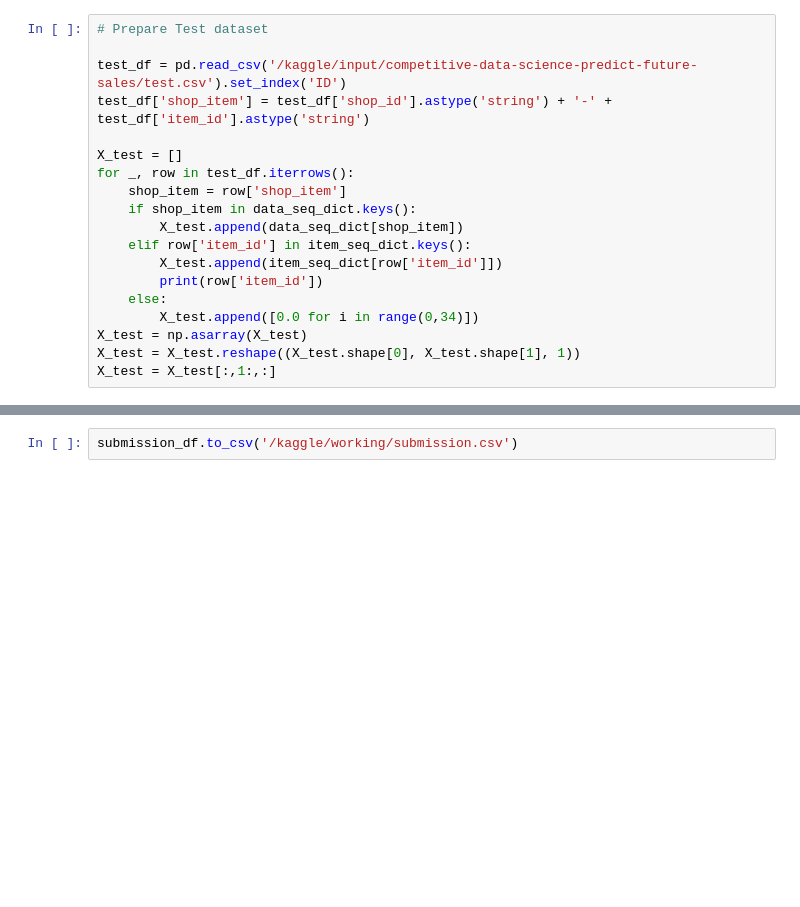
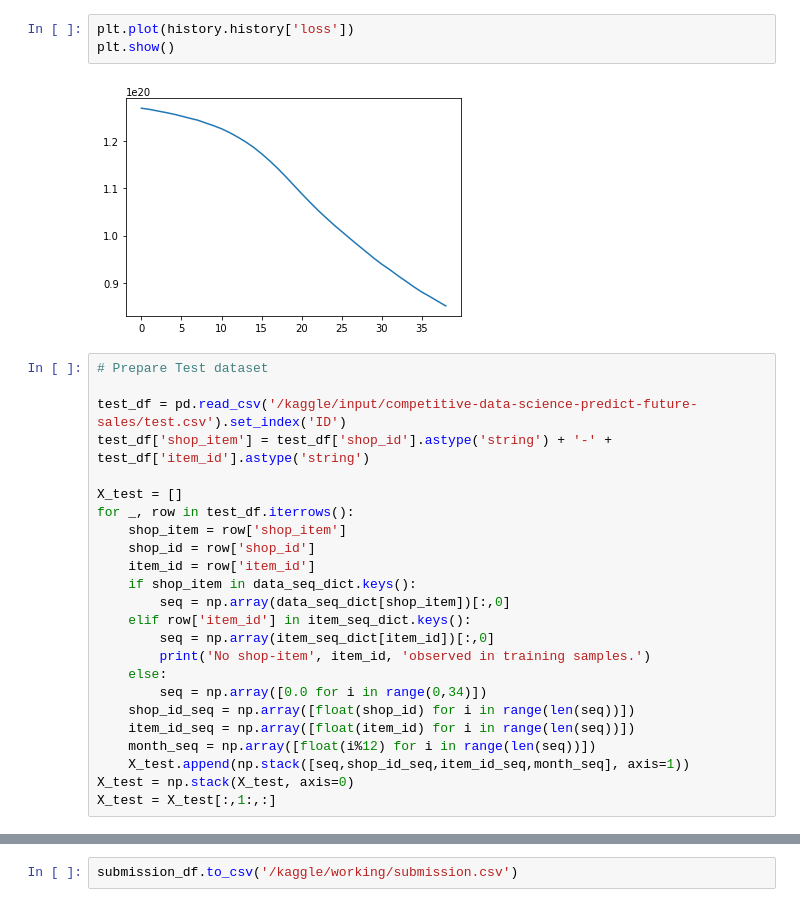
Before and after one commit to shinleylee/Kaggle-PredictFutureSales, a Jupyter notebook: sales-deepar.ipynb, the cells around one changed output, grey strips where cells are left out. Saved outputs shown, nothing was run; the diff lists cells and outputs as text; blank space fills up the shorter version.

```diff
--- a/sales-deepar.ipynb
+++ b/sales-deepar.ipynb
@@ -181,3 +236,8 @@ KeyboardInterrupt:
+# %%
+plt.plot(history.history['loss'])
+plt.show()
+# %% [output]
+[figure, added]
 # %%
 # Prepare Test dataset
 
@@ -187,13 +247,18 @@ test_df['shop_item'] = test_df['shop_id'].astype('string') + '-' + test_df['item
 X_test = []
 for _, row in test_df.iterrows():
     shop_item = row['shop_item']
+    shop_id = row['shop_id']
+    item_id = row['item_id']
     if shop_item in data_seq_dict.keys():
-        X_test.append(data_seq_dict[shop_item])
+        seq = np.array(data_seq_dict[shop_item])[:,0]
     elif row['item_id'] in item_seq_dict.keys():
-        X_test.append(item_seq_dict[row['item_id']])
-        print(row['item_id'])
+        seq = np.array(item_seq_dict[item_id])[:,0]
+        print('No shop-item', item_id, 'observed in training samples.')
     else:
-        X_test.append([0.0 for i in range(0,34)])
-X_test = np.asarray(X_test)
-X_test = X_test.reshape((X_test.shape[0], X_test.shape[1], 1))
+        seq = np.array([0.0 for i in range(0,34)])
+    shop_id_seq = np.array([float(shop_id) for i in range(len(seq))])
+    item_id_seq = np.array([float(item_id) for i in range(len(seq))])
+    month_seq = np.array([float(i%12) for i in range(len(seq))])
+    X_test.append(np.stack([seq,shop_id_seq,item_id_seq,month_seq], axis=1))
+X_test = np.stack(X_test, axis=0)
 X_test = X_test[:,1:,:]
```
Also changed, not shown: parts of 13 cells of this notebook.
